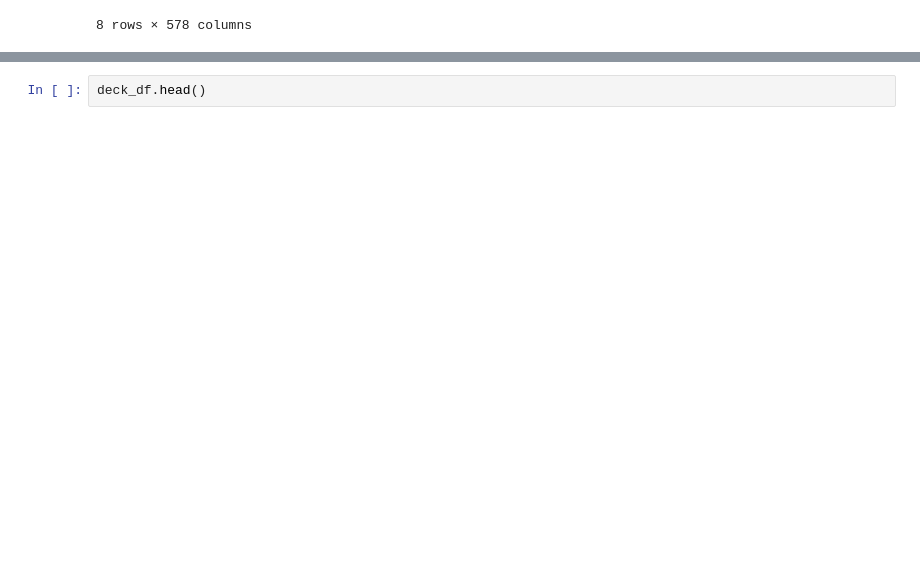
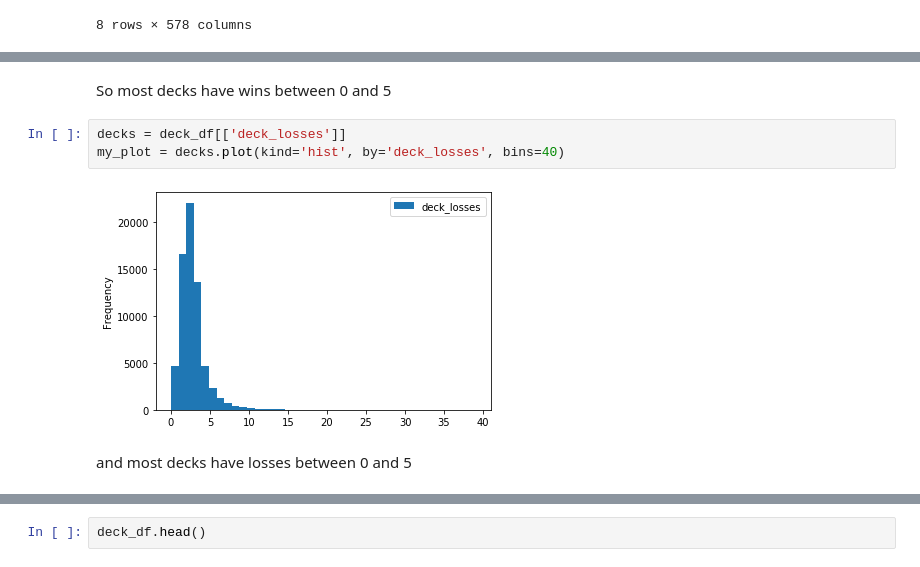
Before and after one commit to barrysheppard/B8IT110-Project, a Jupyter notebook: 03_analysis.ipynb, the cells around one changed output, grey strips where cells are left out. Saved outputs shown, nothing was run; the diff lists cells and outputs as text; blank space fills up the shorter version.

```diff
--- a/03_analysis.ipynb
+++ b/03_analysis.ipynb
@@ -41,3 +58,12 @@ deck_df.describe()
+# %% [markdown]
+So most decks have wins between 0 and 5
+# %%
+decks = deck_df[['deck_losses']]
+my_plot = decks.plot(kind='hist', by='deck_losses', bins=40)
+# %% [output]
+[figure, added]
+# %% [markdown]
+and most decks have losses between 0 and 5
 # %%
 decks = deck_df[['deck_wins','deck_losses', 'score', 'expansion_coa']]
 decks.head()
```
Also changed, not shown: parts of 39 cells of this notebook, 1 other file.
